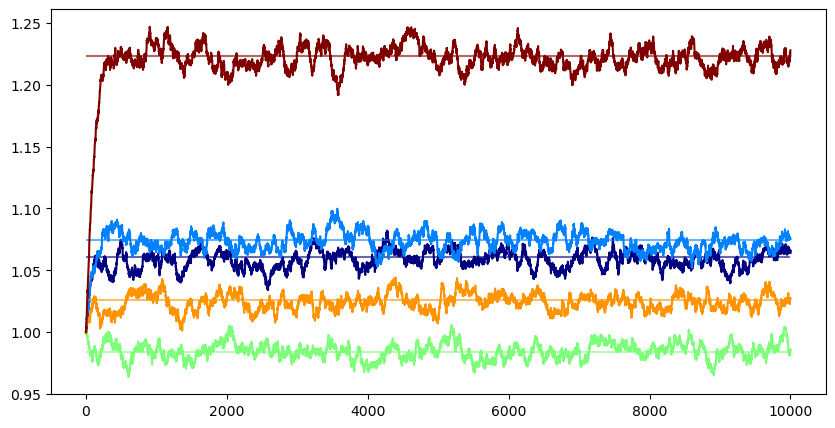
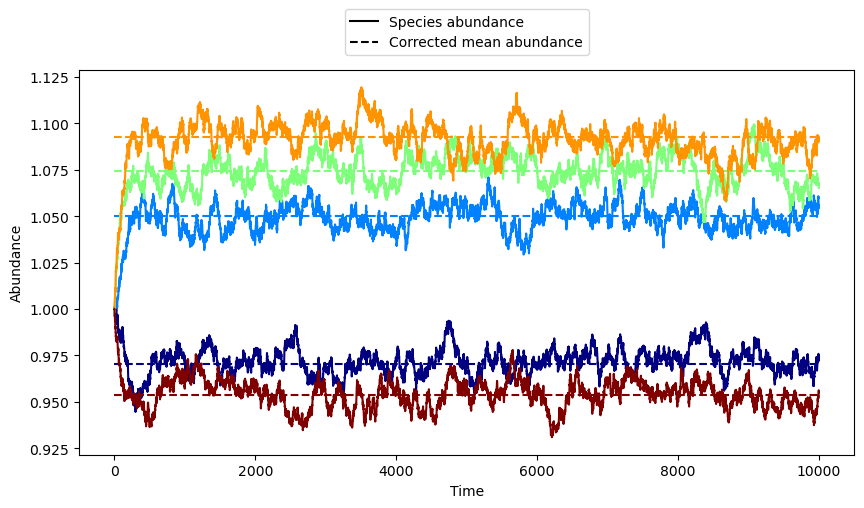
Code edit (unified diff) that turned the first committed figure into the second:
--- before
+++ after
@@ -36,8 +36,13 @@
 for i in range(N):
     # plt.hlines(K_range[i], xmin=0, xmax=steps, alpha=0.6, color=lista_colores[i], linestyles='--')
-    plt.hlines(mean_abundances[i], xmin=0, xmax=steps, alpha=0.6, color=lista_colores[i], linestyles='-')
+    plt.hlines(mean_abundances[i], xmin=0, xmax=steps, color=lista_colores[i], linestyles='--')
     plt.plot(t_series[:, i], color=lista_colores[i])
+plt.xlabel("Time")
+plt.ylabel("Abundance")
+solid = plt.Line2D([], [], linestyle='-', label='Species abundance', color='k')
+dashed = plt.Line2D([], [],  linestyle='--', label='Corrected mean abundance', color='k')
 
 plt.gcf().set_size_inches(10, 5)
+plt.legend(handles=[solid, dashed], loc='lower center', bbox_to_anchor=(0.5, 1.02))
 plt.show()
 

Commit: Añadidas simulaciones